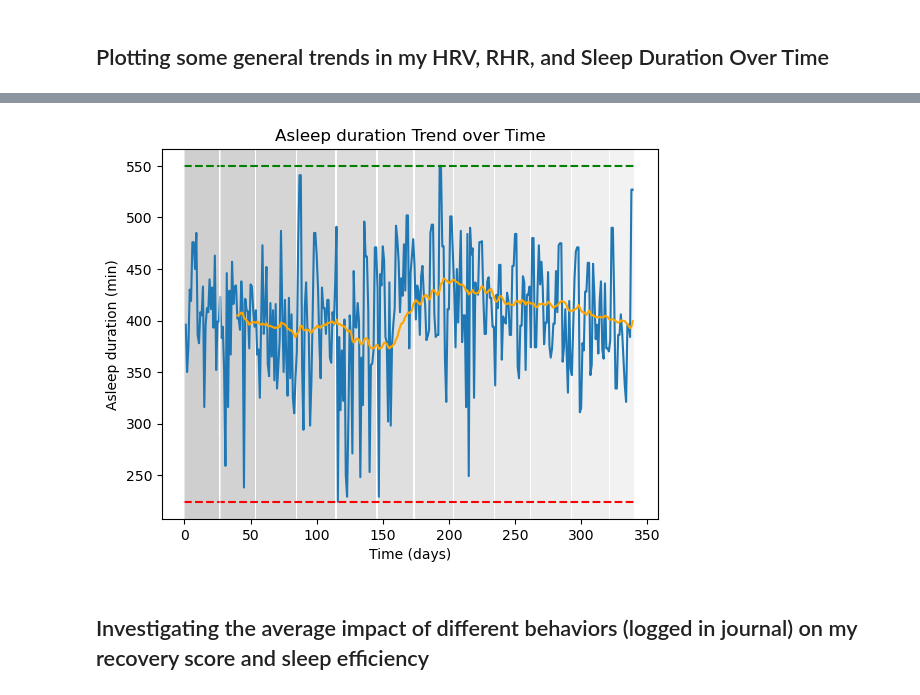
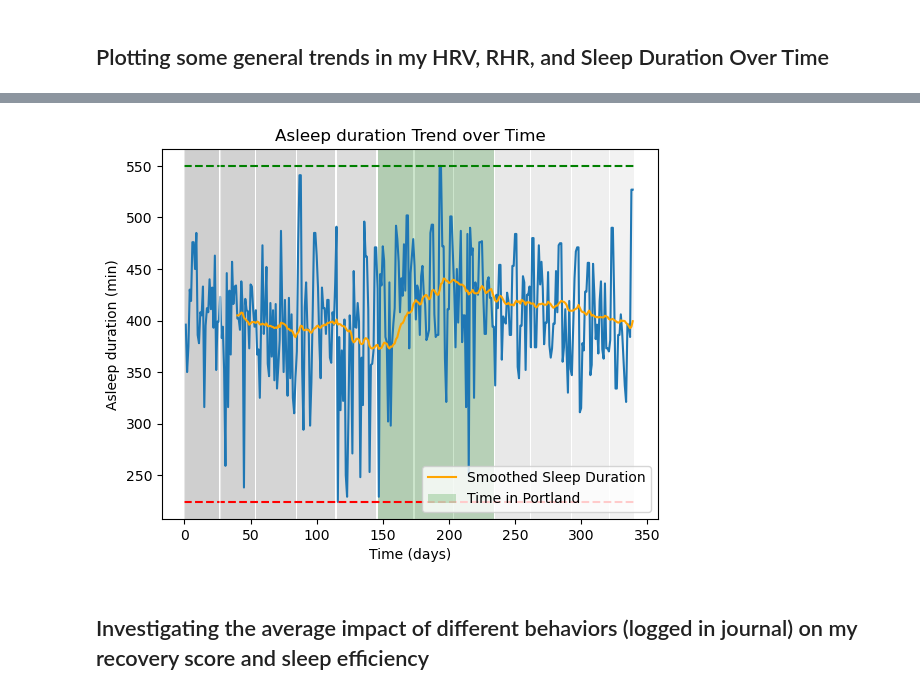
Before and after one commit to patgeitner/whoop-data-exploration, a Jupyter notebook: impact_of_behaviors_on_sleep.ipynb, the cells around one changed output, grey strips where cells are left out. Saved outputs shown, nothing was run; the diff lists cells and outputs as text; code cells hidden in the pictures.

Commit message:
adding exploration of behavior on sleep and recovery

```diff
--- a/impact_of_behaviors_on_sleep.ipynb
+++ b/impact_of_behaviors_on_sleep.ipynb
@@ -64,19 +61,22 @@ plt.show()
 # %%
 plt.plot(df['Asleep duration (min)'])
 plt.ylabel('Asleep duration (min)')
 plt.xlabel('Time (days)')
 plt.title('Asleep duration Trend over Time')
 plt.plot([0, len(df)], [df['Asleep duration (min)'].min(), df['Asleep duration (min)'].min()], 'r--')
 plt.plot([0, len(df)], [df['Asleep duration (min)'].max(), df['Asleep duration (min)'].max()], 'r--', color='green')
-plt.plot(df['Asleep duration (min)'].rolling(40).mean(), color='orange', alpha=1)
+plt.plot(df['Asleep duration (min)'].rolling(40).mean(), color='orange', alpha=1, label='Smoothed Sleep Duration')
 month = df['date'].astype('datetime64[ns]').dt.month
 for i in range(1,13):
     plt.axvspan(month[month==i].index[0], month[month==i].index[-1], facecolor=(i/16, i/16, i/16), alpha=0.2)
 plt.axvline(month[month==1].index[0], color='white', alpha=0.5)
 plt.axvline(month[month==2].index[0], color='white', alpha=0.5)
+
+plt.axvspan(month[month==6].index[0], month[month==8].index[-1], facecolor='green', alpha=0.2, label='Time in Portland')
+plt.legend()
 plt.show()
 # %% [output]
-[figure, old version]
+[figure, new version]
 # %% [markdown]
 ## Investigating the average impact of different behaviors (logged in journal) on my recovery score and sleep efficiency
 # %%
```
Also changed, not shown: parts of 7 cells of this notebook.
